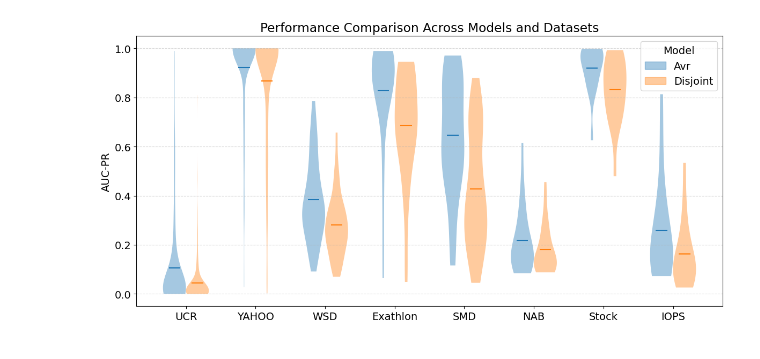
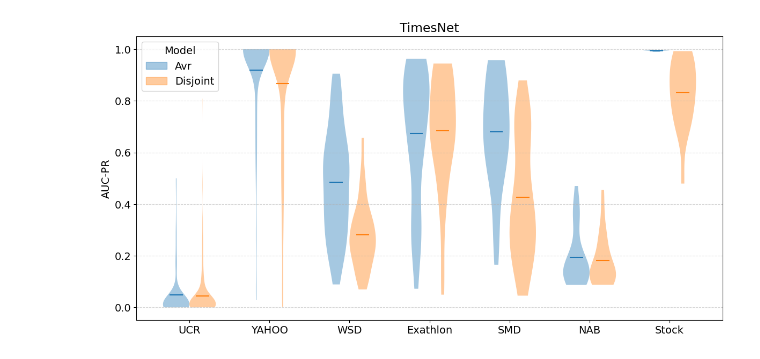
Before and after one commit to GuillaumeCld/DeepTSAD_eval, a Jupyter notebook: Untitled.ipynb, the cells around one changed output. Saved outputs shown, nothing was run; the diff lists cells and outputs as text; code cells hidden in the pictures.

```diff
--- a/Untitled.ipynb
+++ b/Untitled.ipynb
@@ -5,7 +5,7 @@ import matplotlib.pyplot as plt
 import matplotlib.colors as colors
 # %%
 timesnet_dis = pd.read_csv("results/TimesNet/disjoint.csv")
-timesnet_avr = pd.read_csv("results/TimesNet/mean.csv")
+timesnet_avr = pd.read_csv("results/TimesNet/ensemble_32_20_overlapping.csv")
 
 dlinear_dis = pd.read_csv("results/DLinear/ disjoint_short.csv")
 dlinear_avr = pd.read_csv("results/DLinear/ mean.csv")
@@ -248,7 +264,8 @@ for m_idx, (model_name, df) in enumerate(models.items()):
     for d_idx, ds in enumerate(dataset_names):
         # Select rows for this dataset
         mask = df["filename"].str.contains(ds)
-        vals = df.loc[mask, "AUC-PR"].dropna()
+        vals = df.loc[mask, "AUC-ROC"].dropna()
+        print(model_name, ds, np.mean(vals))
 
         if len(vals) > 0:
             data.append(vals)
@@ -295,7 +324,7 @@ import matplotlib.pyplot as plt
 import numpy as np
 import matplotlib.patches as mpatches
 
-dataset_names = ["UCR", "YAHOO", "WSD", "Exathlon", "SMD", "NAB", "Stock", "IOPS"]
+dataset_names = ["UCR", "YAHOO", "WSD", "Exathlon", "SMD", "NAB", "Stock"]
 
 models = {
     "Avr": timesnet_avr,
@@ -329,33 +358,34 @@ for m_idx, (model_name, df) in enumerate(models.items()):
         continue
 
     parts = plt.violinplot(
         data,
         positions=positions,
         widths=offset,
         showmeans=True,
         showmedians=False,
         showextrema=False,
     )
 
     # Make violins a bit transparent so overlaps are visible
     for pc in parts["bodies"]:
         pc.set_alpha(0.4)
 
     # Store one patch per model for legend (color taken from first body)
     color = parts["bodies"][0].get_facecolor().flatten()
     if m_idx == 0:
         legend_patches = []
     legend_patches.append(mpatches.Patch(color=color, label=model_name))
 
 # X-axis: one tick per dataset
 plt.xticks(range(1, n_datasets + 1), dataset_names)
 plt.ylabel("AUC-PR")
-plt.title("Performance Comparison Across Models and Datasets")
 plt.grid(visible=False)
 plt.grid(axis="y", linestyle="--", alpha=0.5)
 plt.legend(handles=legend_patches, title="Model")
 plt.tight_layout()
-plt.savefig("timesnet_avr_dis.pdf", format="pdf")
+#plt.savefig("timesnet_avr_dis.pdf", format="pdf")
+plt.title("TimesNet")
+plt.savefig("timesnet_avr_dis.png")
 plt.show()
 # %% [output]
-[figure, old version]
+[figure, new version]
```
Also changed, not shown: parts of 7 cells of this notebook, 54 other files.
